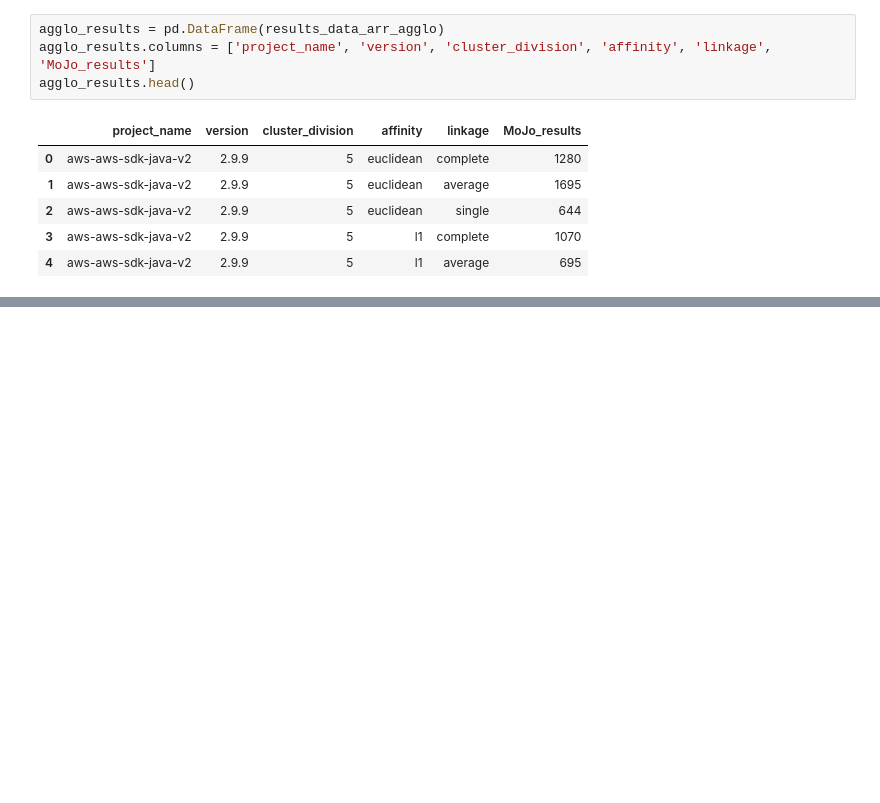
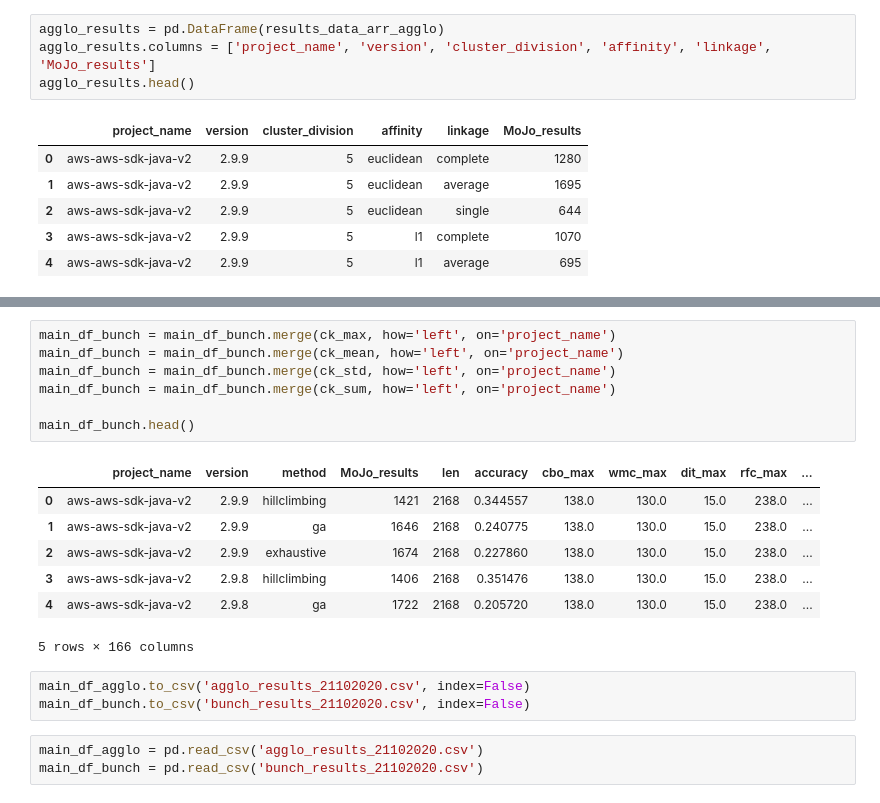
Before and after one commit to alvintanjianjia/SoftwareRemodularization, a Jupyter notebook: Results_Gathering.ipynb, the cells around one changed output, grey strips where cells are left out. Drawn from its saved outputs; the diff is of its cells as text; blank space fills up the shorter version.

```diff
--- a/Results_Gathering.ipynb
+++ b/Results_Gathering.ipynb
@@ -140,0 +312,21 @@ bunch_results.head()
+# %%
+main_df_bunch = main_df_bunch.merge(ck_max, how='left', on='project_name')
+main_df_bunch = main_df_bunch.merge(ck_mean, how='left', on='project_name')
+main_df_bunch = main_df_bunch.merge(ck_std, how='left', on='project_name')
+main_df_bunch = main_df_bunch.merge(ck_sum, how='left', on='project_name')
+
+main_df_bunch.head()
+# %% [output]
+|  | project_name | version | method | MoJo_results | len | accuracy | cbo_max | wmc_max | dit_max | rfc_max | ... |
+| 0 | aws-aws-sdk-java-v2 | 2.9.9 | hillclimbing | 1421 | 2168 | 0.344557 | 138.0 | 130.0 | 15.0 | 238.0 | ... |
+| 1 | aws-aws-sdk-java-v2 | 2.9.9 | ga | 1646 | 2168 | 0.240775 | 138.0 | 130.0 | 15.0 | 238.0 | ... |
+| 2 | aws-aws-sdk-java-v2 | 2.9.9 | exhaustive | 1674 | 2168 | 0.227860 | 138.0 | 130.0 | 15.0 | 238.0 | ... |
+| 3 | aws-aws-sdk-java-v2 | 2.9.8 | hillclimbing | 1406 | 2168 | 0.351476 | 138.0 | 130.0 | 15.0 | 238.0 | ... |
+| 4 | aws-aws-sdk-java-v2 | 2.9.8 | ga | 1722 | 2168 | 0.205720 | 138.0 | 130.0 | 15.0 | 238.0 | ... |
+5 rows × 166 columns
+# %%
+main_df_agglo.to_csv('agglo_results_21102020.csv', index=False)
+main_df_bunch.to_csv('bunch_results_21102020.csv', index=False)
+# %%
+main_df_agglo = pd.read_csv('agglo_results_21102020.csv')
+main_df_bunch = pd.read_csv('bunch_results_21102020.csv')
```
Also changed, not shown: parts of 16 cells of this notebook, 5 other files.
